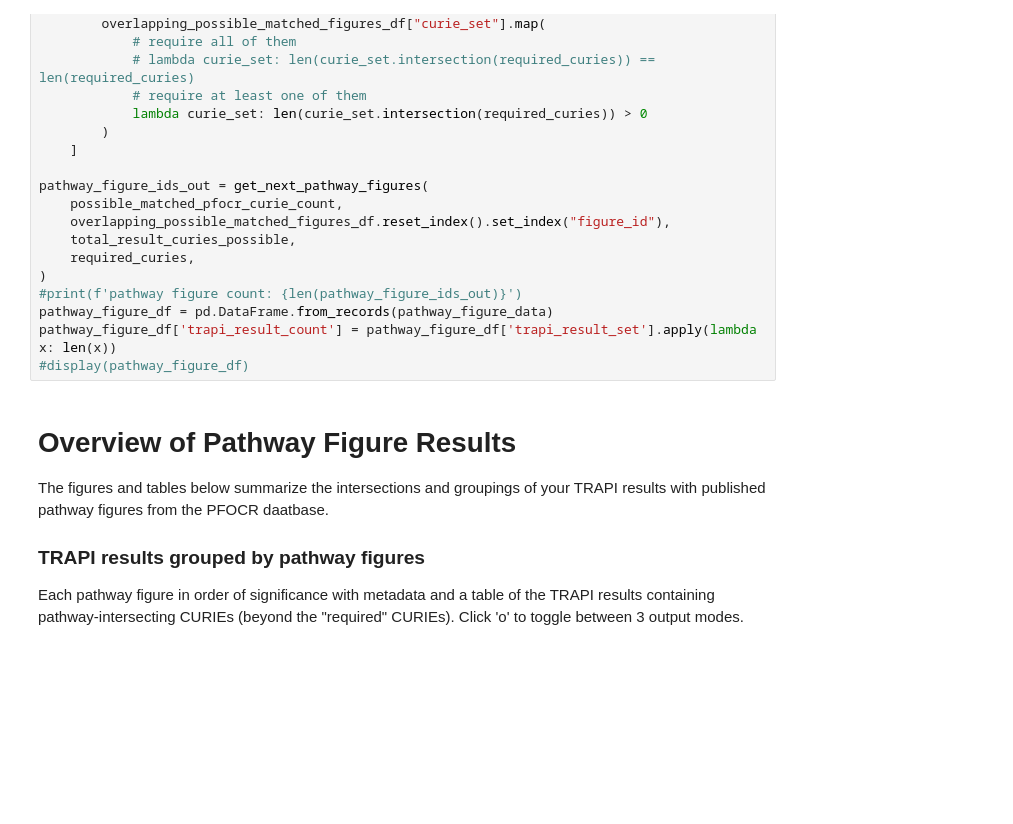
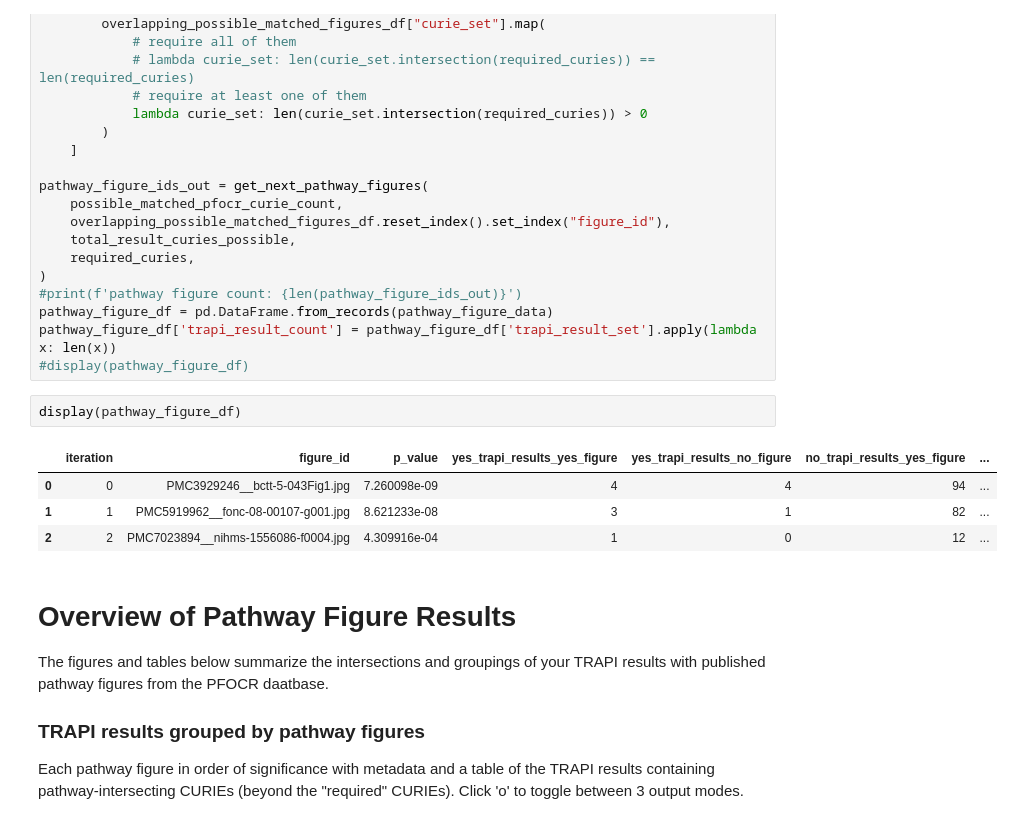
Before and after one commit to wikipathways/BioThings_Explorer_PFOCR_clustering, a Jupyter notebook: PET_notebook_v1.ipynb, the cells around one changed output. Drawn from its saved outputs; the diff is of its cells as text; blank space fills up the shorter version.

```diff
--- a/PET_notebook_v1.ipynb
+++ b/PET_notebook_v1.ipynb
@@ -440,6 +467,13 @@ pathway_figure_ids_out = get_next_pathway_figures(
 pathway_figure_df = pd.DataFrame.from_records(pathway_figure_data)
 pathway_figure_df['trapi_result_count'] = pathway_figure_df['trapi_result_set'].apply(lambda x: len(x))
 #display(pathway_figure_df)
+# %%
+display(pathway_figure_df)
+# %% [output]
+|  | iteration | figure_id | p_value | yes_trapi_results_yes_figure | yes_trapi_results_no_figure | no_trapi_results_yes_figure | ... |
+| 0 | 0 | PMC3929246__bctt-5-043Fig1.jpg | 7.260098e-09 | 4 | 4 | 94 | ... |
+| 1 | 1 | PMC5919962__fonc-08-00107-g001.jpg | 8.621233e-08 | 3 | 1 | 82 | ... |
+| 2 | 2 | PMC7023894__nihms-1556086-f0004.jpg | 4.309916e-04 | 1 | 0 | 12 | ... |
 # %% [markdown]
 # Overview of Pathway Figure Results
 
```
Also changed, not shown: parts of 13 cells of this notebook.
